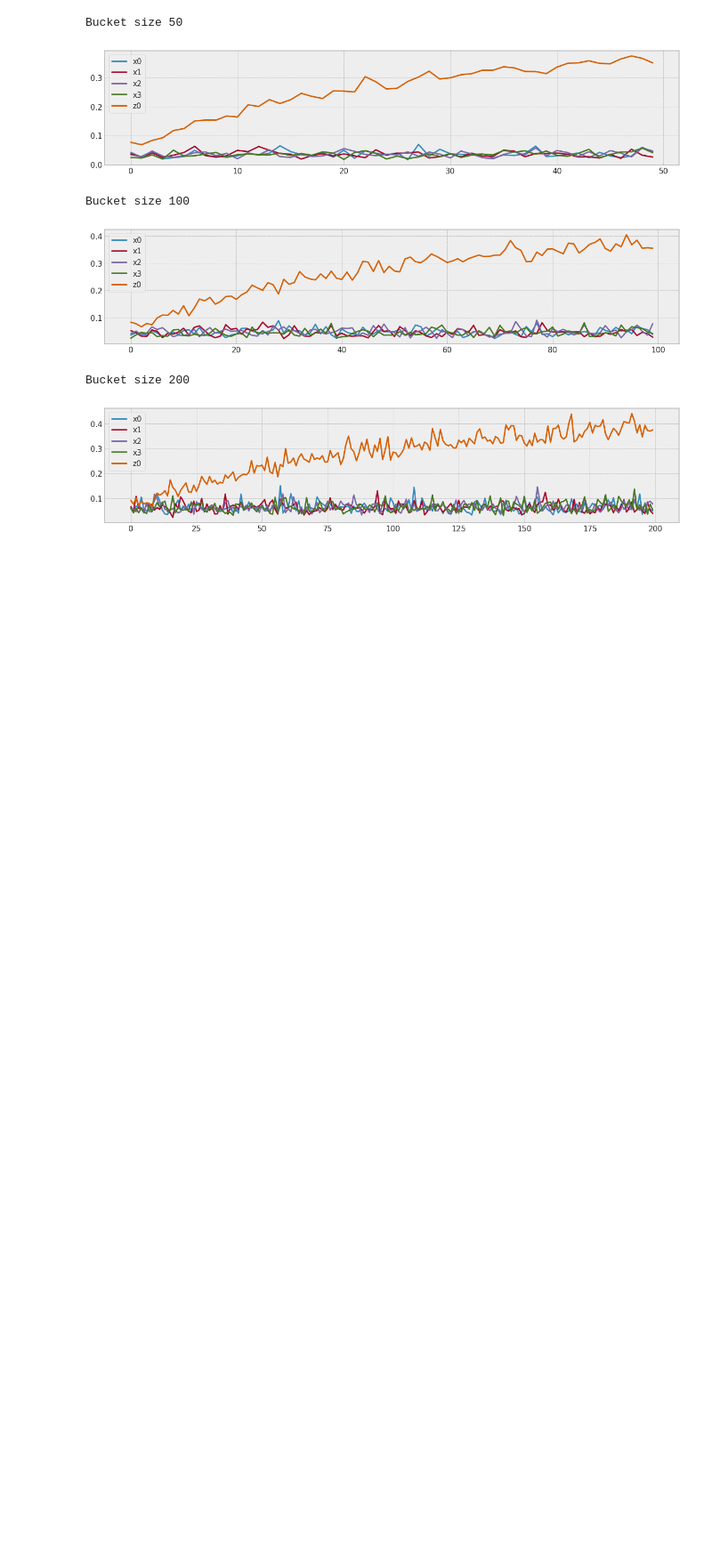
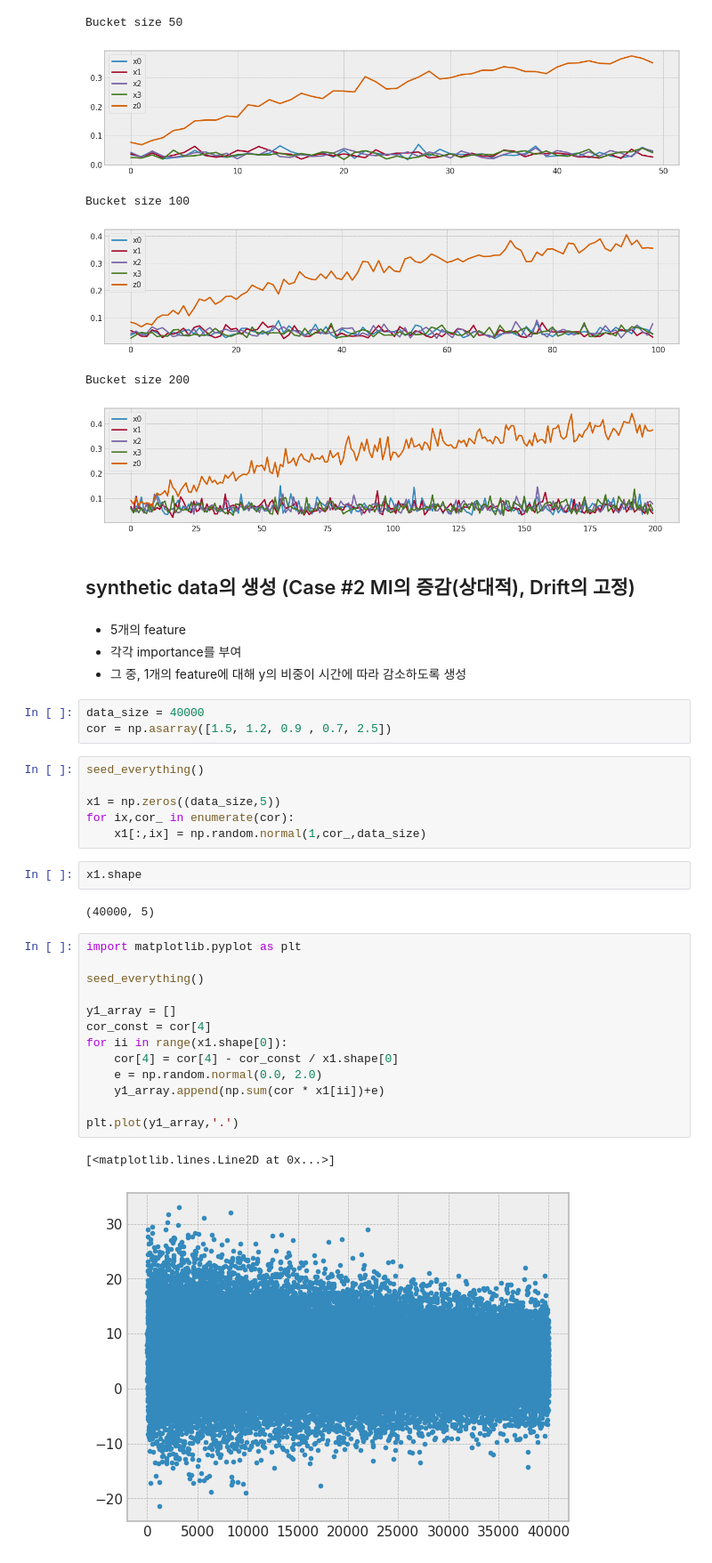
Before and after one commit to dolmani38/concept_drift, a Jupyter notebook: 230515_DD.ipynb, the cells around one changed output. Shown at 89% size. Drawn from its saved outputs; the diff is of its cells as text; blank space fills up the shorter version.

```diff
--- a/230515_DD.ipynb
+++ b/230515_DD.ipynb
@@ -190,3 +192,38 @@ Bucket size 100
 [figure]
 Bucket size 200
 [figure]
+# %% [markdown]
+## synthetic data의 생성 (Case #2 MI의 증감(상대적), Drift의 고정)
+# %% [markdown]
++ 5개의 feature
++ 각각 importance를 부여
++ 그 중, 1개의 feature에 대해 y의 비중이 시간에 따라 감소하도록 생성
+# %%
+data_size = 40000
+cor = np.asarray([1.5, 1.2, 0.9 , 0.7, 2.5])
+# %%
+seed_everything()
+
+x1 = np.zeros((data_size,5))
+for ix,cor_ in enumerate(cor):
+    x1[:,ix] = np.random.normal(1,cor_,data_size)
+# %%
+x1.shape
+# %% [output]
+(40000, 5)
+# %%
+import matplotlib.pyplot as plt
+
+seed_everything()
+
+y1_array = []
+cor_const = cor[4]
+for ii in range(x1.shape[0]):
+    cor[4] = cor[4] - cor_const / x1.shape[0]
+    e = np.random.normal(0.0, 2.0)
+    y1_array.append(np.sum(cor * x1[ii])+e)
+
+plt.plot(y1_array,'.')
+# %% [output]
+[<matplotlib.lines.Line2D at 0x...>]
+[figure, added]
```
Also changed, not shown: parts of 7 cells of this notebook.
